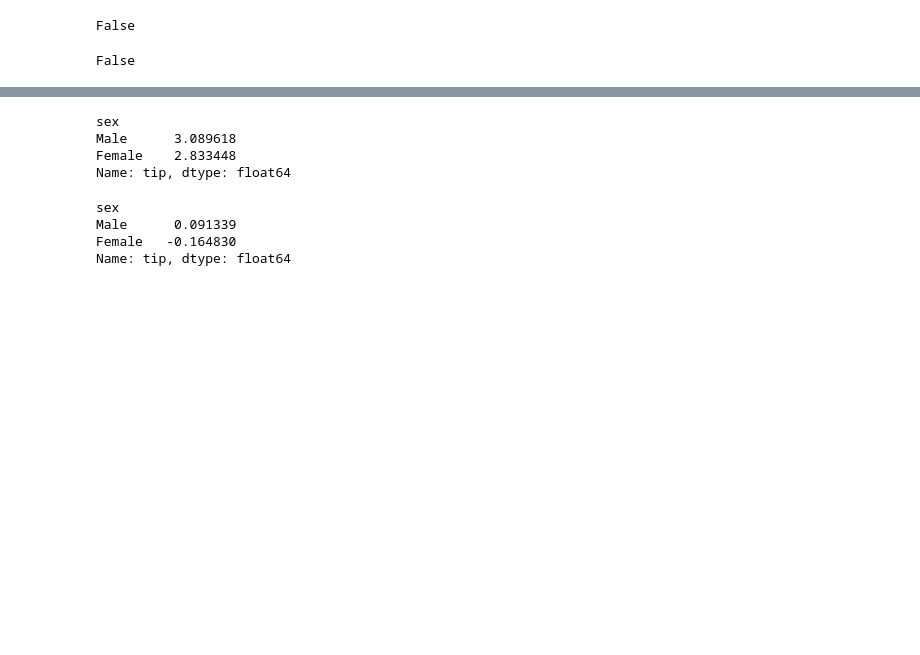
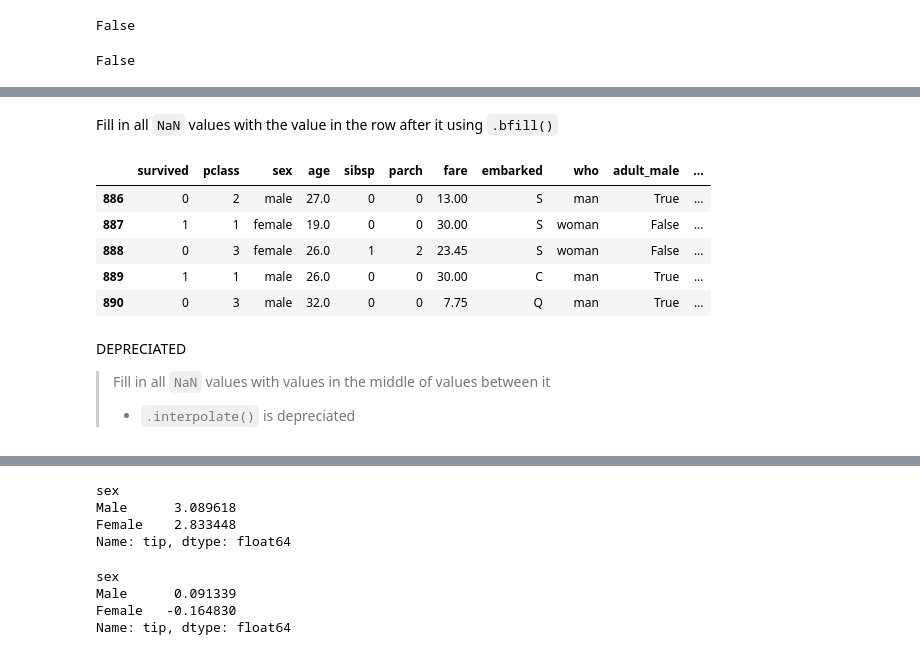
Before and after one commit to cjbayne/softdocs, a Jupyter notebook: docs/guide_pandas.ipynb, the cells around one changed output, grey strips where cells are left out. Cells and saved outputs as stored; diff of their text form; code cells hidden in the pictures; blank space fills up the shorter version.

```diff
--- a/docs/guide_pandas.ipynb
+++ b/docs/guide_pandas.ipynb
@@ -469,0 +524,17 @@ False
+# %% [markdown]
+Fill in all `NaN` values with the value in the row after it using `.bfill()`
+# %%
+# Notice the value in age in row 888 was replaced with the value in row 889
+titanic.bfill().tail()
+# %% [output]
+|  | survived | pclass | sex | age | sibsp | parch | fare | embarked | who | adult_male | ... |
+| 886 | 0 | 2 | male | 27.0 | 0 | 0 | 13.00 | S | man | True | ... |
+| 887 | 1 | 1 | female | 19.0 | 0 | 0 | 30.00 | S | woman | False | ... |
+| 888 | 0 | 3 | female | 26.0 | 1 | 2 | 23.45 | S | woman | False | ... |
+| 889 | 1 | 1 | male | 26.0 | 0 | 0 | 30.00 | C | man | True | ... |
+| 890 | 0 | 3 | male | 32.0 | 0 | 0 | 7.75 | Q | man | True | ... |
+# %% [markdown]
+DEPRECIATED
+
+> Fill in all `NaN` values with values in the middle of values between it
+> - `.interpolate()` is depreciated
```
Also changed, not shown: parts of 95 cells of this notebook.
